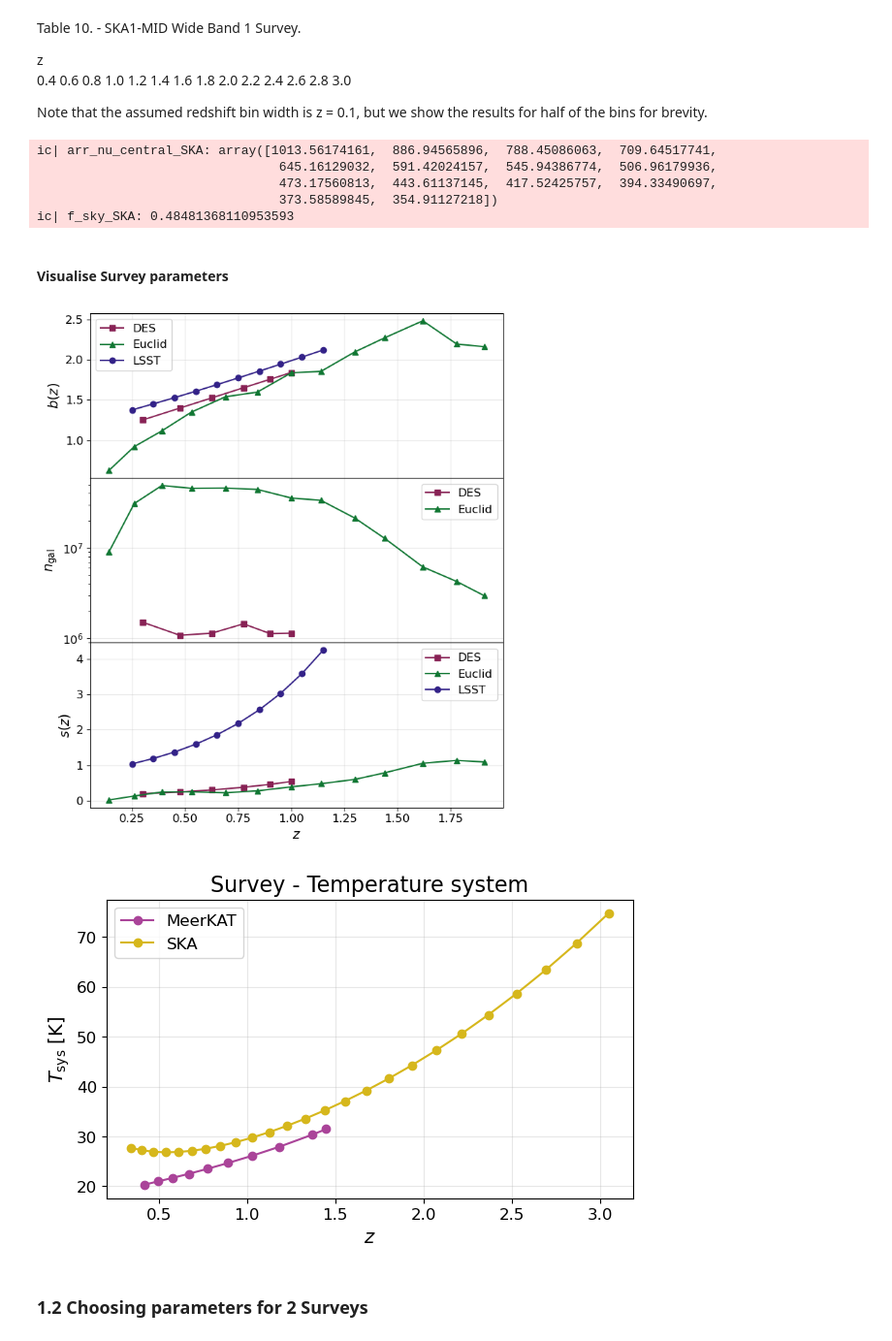
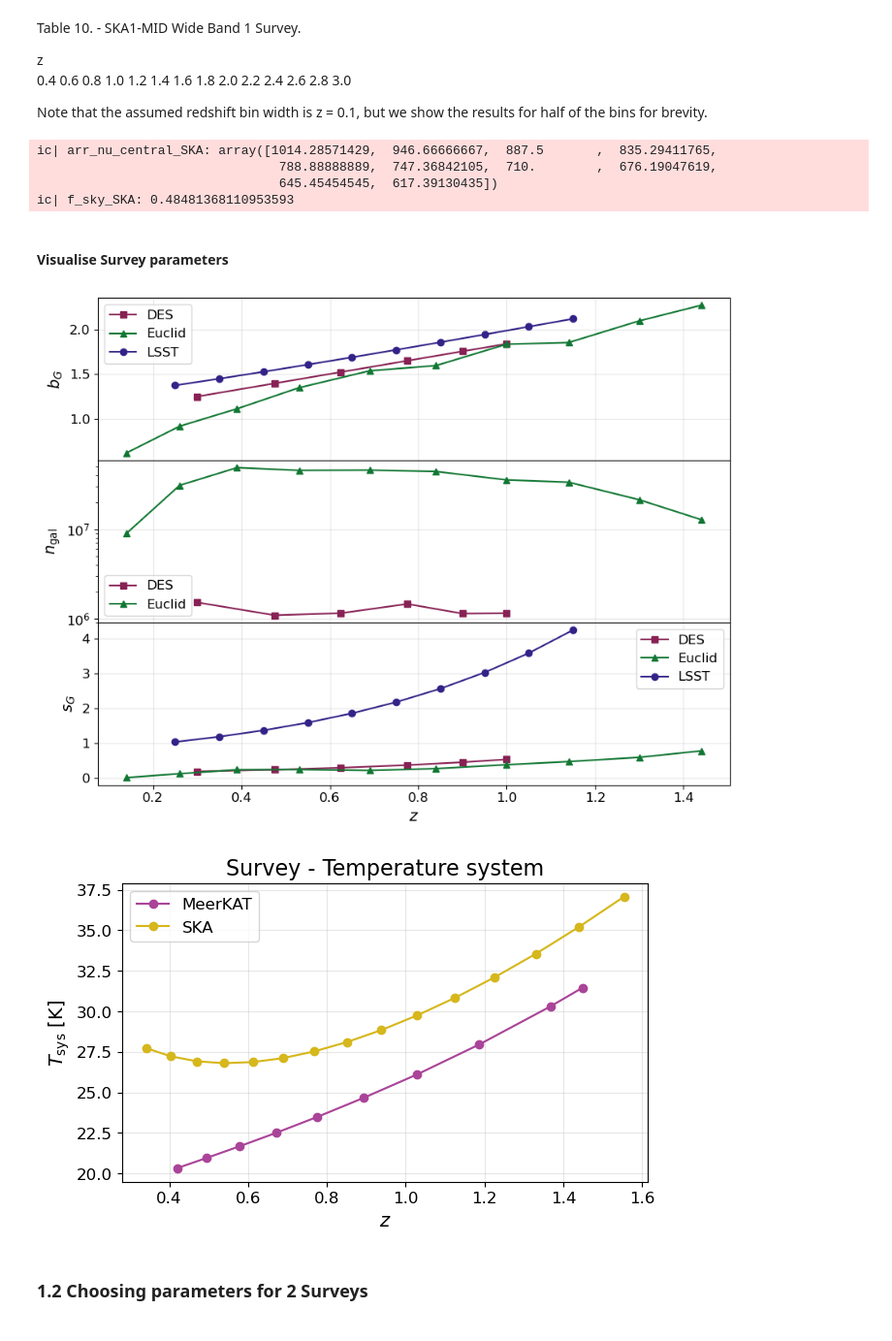
Before and after one commit to GreenTS27/Photo_Surveys-HI_IM-Fisher_Matrix, a Jupyter notebook: Fisher_Matrix_C_ell_vs_w_t.ipynb, the cells around one changed output. Shown at 97% size. Saved outputs shown, nothing was run; the diff lists cells and outputs as text; code cells hidden in the pictures.

Commit message:
Improving plots

```diff
--- a/Fisher_Matrix_C_ell_vs_w_t.ipynb
+++ b/Fisher_Matrix_C_ell_vs_w_t.ipynb
@@ -986,9 +985,8 @@ Note that the assumed redshift bin width is z = 0.1, but we show the results for
 # %%
 # SKA1 Wide Band 1 Survey
 
-arr_z_central_SKA = np.array([0.401, 0.601, 0.801, 1.001, 1.201,
-                              1.401, 1.601, 1.801, 2.001, 2.201,
-                              2.401, 2.601, 2.801, 3.001] )       # Im includig 3 decimal in the form X.X01, so that the z_c differ from the Gal. bins
+# arr_z_central_SKA_FULL = np.array([0.4, 0.6, 0.8, 1.0, 1.2, 1.4, 1.6, 1.8, 2.0, 2.2, 2.4, 2.6, 2.8, 3.0] )
+arr_z_central_SKA = np.array([0.4, 0.5, 0.6, 0.7, 0.8, 0.9, 1.0, 1.1, 1.2, 1.3] )
 bin_width_SKA = 0.1
 
 
@@ -1023,10 +1021,9 @@ for i in range(N_nu_SKA):
     arr_Tsys_SKA[i] = tsys_band1_SKA[:,1][i]
     dic_T_sys_SKA[z_i] = tsys_band1_SKA[:,1][i]
 # %% [output]
-ic| arr_nu_central_SKA: array([1013.56174161,  886.94565896,  788.45086063,  709.64517741,
-                                645.16129032,  591.42024157,  545.94386774,  506.96179936,
-                                473.17560813,  443.61137145,  417.52425757,  394.33490697,
-                                373.58589845,  354.91127218])
+ic| arr_nu_central_SKA: array([1014.28571429,  946.66666667,  887.5       ,  835.29411765,
+                                788.88888889,  747.36842105,  710.        ,  676.19047619,
+                                645.45454545,  617.39130435])
 ic| f_sky_SKA: 0.48481368110953593
 # %%
 ### SKA1 Medium-Deep Band 2 Survey
@@ -1085,54 +1082,54 @@ Galaxy_Colors = [
 
 
 # fig, axes = plt.subplots(3, 1, figsize=(7,8), sharex=True)
-fig, axes = plt.subplots(nrows=3, ncols=1, figsize=(7, 8), sharex="col",
+fig, axes = plt.subplots(nrows=3, ncols=1, figsize=(9,7), sharex="col",
                         gridspec_kw={ 'hspace': 0}  # no spacing
                         )
 # First subplot: Galaxy bias
 axes[0].plot(arr_z_central_DES, gal_bias_DES(arr_z_central_DES), "-s", color=Galaxy_Colors[0], label="DES")
-axes[0].plot(arr_z_central_Euclid, arr_bias_gal_Euclid, "-^", color=Galaxy_Colors[2],label="Euclid")
+axes[0].plot(arr_z_central_Euclid[:10], arr_bias_gal_Euclid[:10], "-^", color=Galaxy_Colors[2],label="Euclid")
 axes[0].plot(arr_z_central_LSST_Y10, arr_gal_bias_LSST_Y10, "-o", color=Galaxy_Colors[4],label="LSST")
-axes[0].set_ylabel(r"$b(z)$")
+axes[0].set_ylabel(r"$b_G$")
 axes[0].legend()
 axes[0].grid(True, alpha=0.3)
 
 # Second subplot: Number density of galaxies
 axes[1].plot(arr_z_central_DES, arr_ngal_bin_DES, "-s", color=Galaxy_Colors[0],label="DES")
-axes[1].plot(arr_z_central_Euclid, arr_ngal_bin_Euclid, "-^", color=Galaxy_Colors[2],label="Euclid")
+axes[1].plot(arr_z_central_Euclid[:10], arr_ngal_bin_Euclid[:10], "-^", color=Galaxy_Colors[2],label="Euclid")
 # Note: LSST plot commented out in original
 axes[1].set_ylabel(r"$n_\text{gal}$")
 axes[1].set_yscale("log")
 axes[1].legend()
 axes[1].grid(True, alpha=0.3)
 
 # Third subplot: Magnification bias
 axes[2].plot(arr_z_central_DES, mag_bias_DES(arr_z_central_DES), "-s", color=Galaxy_Colors[0],label="DES")
-axes[2].plot(arr_z_central_Euclid, arr_mag_bias_Euclid, "-^", color=Galaxy_Colors[2],label="Euclid")
+axes[2].plot(arr_z_central_Euclid[:10], arr_mag_bias_Euclid[:10], "-^", color=Galaxy_Colors[2],label="Euclid")
 axes[2].plot(arr_z_central_LSST_Y10, mag_bias_DES(arr_gal_bias_LSST_Y10), "-o", color=Galaxy_Colors[4],label="LSST")
 axes[2].set_xlabel(r"$z$")
-axes[2].set_ylabel(r"$s(z)$")
+axes[2].set_ylabel(r"$s_G$")
 axes[2].legend()
 axes[2].grid(True, alpha=0.3)
 
 # Adjust layout and display
 plt.tight_layout()
 plt.show()
 
 
 HI_Colors = ["#AA4499", "#D6B71C"]
 
 plt.figure(figsize=(7,4))
 plt.title("Survey - Temperature system", fontsize=16)
 plt.plot(arr_zs_Tsys, arr_Tsys_MK, "-o", color=HI_Colors[0], label="MeerKAT")
-plt.plot(arr_zs_Tsys_SKA, arr_Tsys_SKA, "-o", color=HI_Colors[1], label="SKA")
+plt.plot(arr_zs_Tsys_SKA[10:], arr_Tsys_SKA[10:], "-o", color=HI_Colors[1], label="SKA")
 plt.grid(True, alpha=0.3)
 plt.xlabel(r"$z$")
 plt.ylabel(r"$T_\text{sys}$ [K]")
 plt.legend()
 plt.show()
 # %% [output]
-[figure, old version]
+[figure, new version]
-[figure, old version]
+[figure, new version]
 # %% [markdown]
 ### 1.2 Choosing parameters for 2 Surveys
 # %%
```
Also changed, not shown: parts of 8 cells of this notebook.
